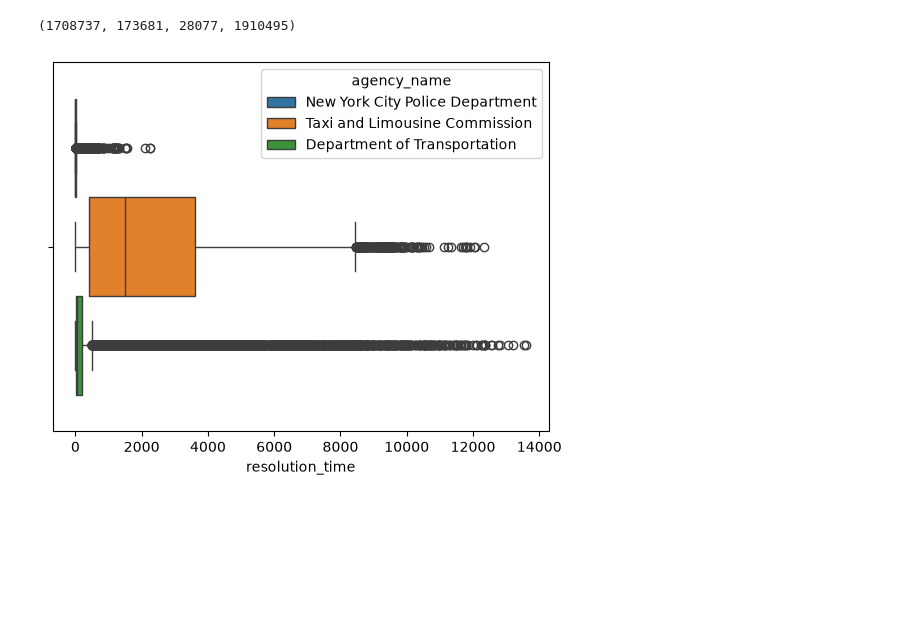
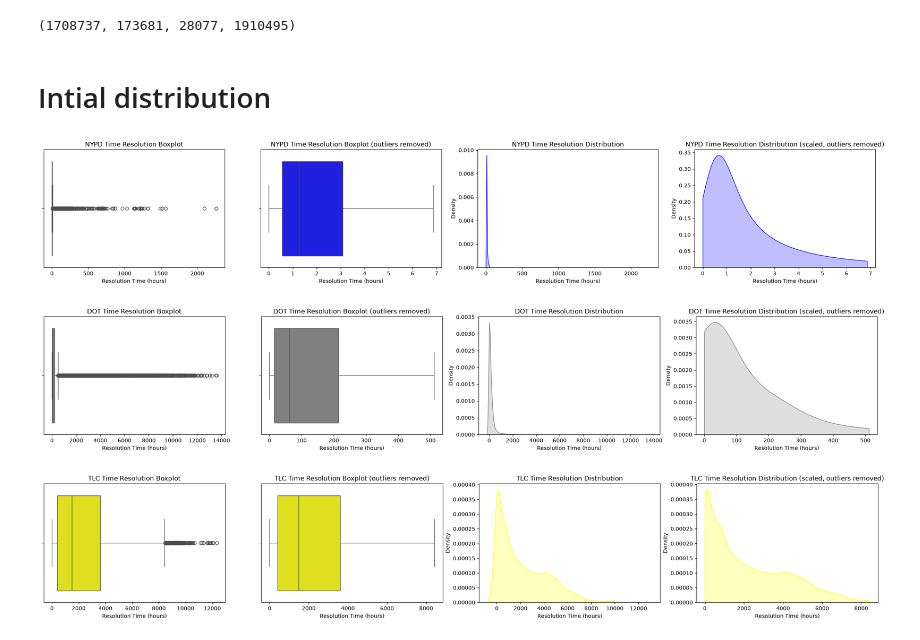
Before and after one commit to luisjaco/nyc-311, a Jupyter notebook: notebooks/exploratory_data_analysis.ipynb, the cells around one changed output. Drawn from its saved outputs; the diff is of its cells as text; code cells hidden in the pictures; blank space fills up the shorter version.

Commit message:
Explored agency and per-problem resolution time distributions.

```diff
--- a/notebooks/exploratory_data_analysis.ipynb
+++ b/notebooks/exploratory_data_analysis.ipynb
@@ -187,15 +187,41 @@ agencies = df[df.agency_name.isin(['New York City Police Department', 'Departmen
 len(nypd), len(dot), len(tlc), len(agencies)
 # %% [output]
 (1708737, 173681, 28077, 1910495)
-# %%
-# plot time_resolution distributions
-
-# _, axes = plt.subplots(nrows=1, ncols=4, figsize=(24, 6))
-
-# all three as boxplot
-sns.boxplot(data=agencies, x='resolution_time', hue='agency_name', showfliers=True, )
-# axes[0].set(title='Time Resolution By Agency', xlabel='Time Resolution', ylabel='Agency')
-
-plt.show()
-# %% [output]
-[figure, removed]
+# %% [markdown]
+# Intial distribution
+# %%
+def plot_time_resolution_dist(agency, agency_name, c):
+    _, axes = plt.subplots(nrows=1, ncols=4, figsize=(28, 4))
+
+    # boxplot with outliers
+    sns.boxplot(data=agency, x='resolution_time', showfliers=True, color=c, ax=axes[0])
+    axes[0].set(title=f'{agency_name} Time Resolution Boxplot', xlabel='Resolution Time (hours)')
+
+    # boxplot without outliers
+    sns.boxplot(data=agency, x='resolution_time', showfliers=False, color=c, ax=axes[1])
+    axes[1].set(title=f'{agency_name} Time Resolution Boxplot (outliers removed)', xlabel='Resolution Time (hours)')
+
+    # distribution plot (scaled to boxplot min-max)
+    sns.kdeplot(
+        data=agency, x='resolution_time', fill=True, color=c,
+        ax=axes[2]
+    )
+    axes[2].set(title=f'{agency_name} Time Resolution Distribution', xlabel='Resolution Time (hours)')
+
+    # distribution plot (scaled to boxplot min-max)
+    sns.kdeplot(
+        data=agency, x='resolution_time', fill=True, color=c,
+        clip=[0, agency.resolution_time.quantile(0.75) + 1.5*(agency.resolution_time.quantile(0.75) - agency.resolution_time.quantile(0.25))], # 0 (minimum) to boxplot maximum (q3 + 1.5*iqr)
+        ax=axes[3]
+    )
+    axes[3].set(title=f'{agency_name} Time Resolution Distribution (scaled, outliers removed)', xlabel='Resolution Time (hours)')
+
+    plt.show()
+# %%
+plot_time_resolution_dist(nypd, 'NYPD', 'blue')
+plot_time_resolution_dist(dot, 'DOT', 'gray')
+plot_time_resolution_dist(tlc, 'TLC', 'yellow')
+# %% [output]
+[figure, added]
+[figure, added]
+[figure, added]
```
Also changed, not shown: parts of 6 cells of this notebook.
